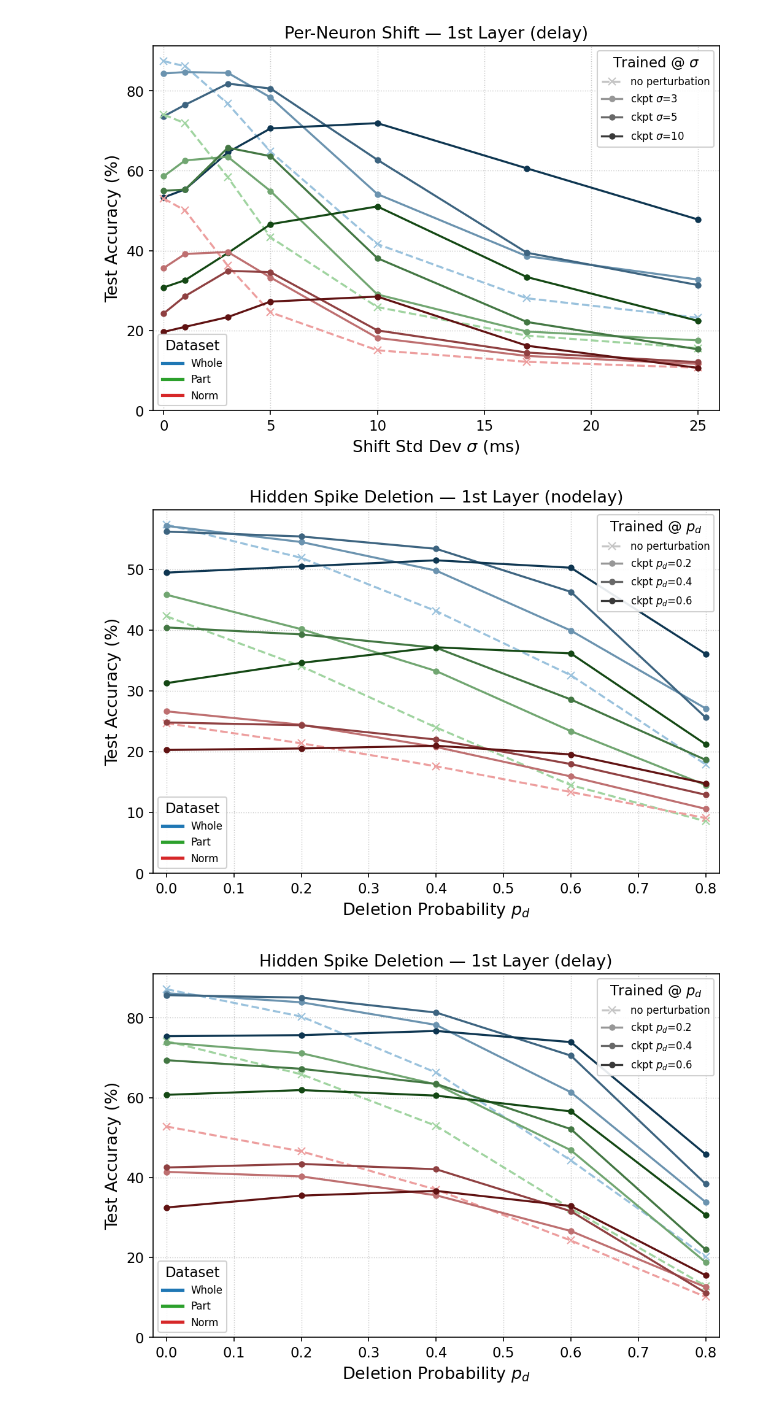
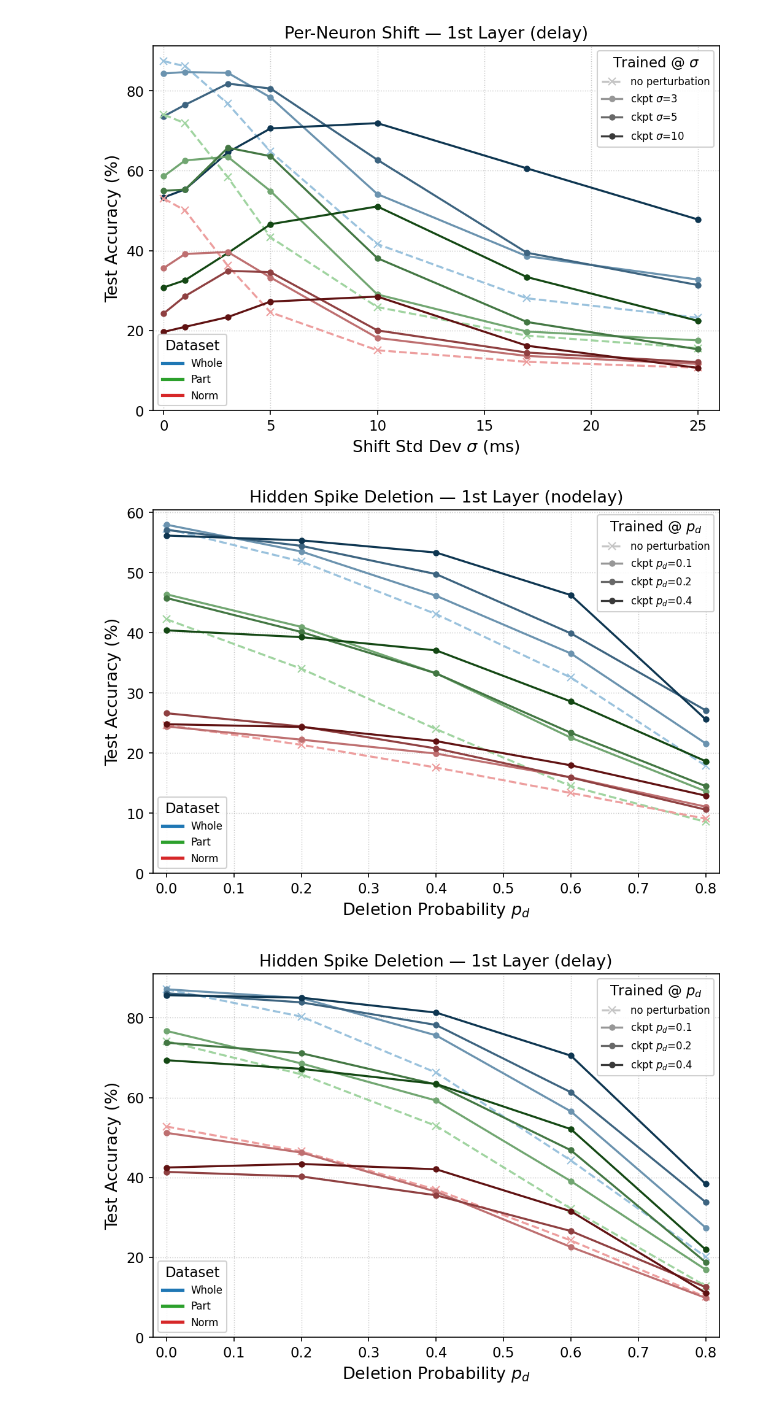
Before and after one commit to Laaaaack/beyond-beyond-rate, a Jupyter notebook: my_project/code/perturbation/1stLayer_eval_on_perturbedModel.ipynb, the cells around one changed output. Cells and saved outputs as stored; diff of their text form; code cells hidden in the pictures.

```diff
--- a/my_project/code/perturbation/1stLayer_eval_on_perturbedModel.ipynb
+++ b/my_project/code/perturbation/1stLayer_eval_on_perturbedModel.ipynb
@@ -242,35 +242,35 @@ for delay_tag in ("nodelay", "delay"):
 [figure]
 # %%
 # Deletion checkpoints to overlay (models trained at each of these p_d values).
-DELETION_CKPT_PDS = [0.2, 0.4, 0.6]
+DELETION_CKPT_PDS = [0.1, 0.2, 0.4]
 
 
 def _pd_token(p_d):
     """File token for a deletion probability, e.g. 0.2 -> 'pd02'."""
     return f"pd{int(round(p_d * 10)):02d}"
 
 
 for delay_tag in ("nodelay", "delay"):
     level_series = [
         (rf"$p_d$={p_d}", {
             ds: EVAL_LOG_DIR
             / f"deletion_1stLayer_{ds}_{delay_tag}_evalon_{_pd_token(p_d)}.json"
             for ds in EVAL_DATASETS
         })
         for p_d in DELETION_CKPT_PDS
     ]
     baseline_paths = {
         ds: Path("deletion/log")
         / f"deletion_{ds}_{delay_tag}_evalOnly_deletion_sweep_results.json"
         for ds in EVAL_DATASETS
     }
     plot_multilevel(
         level_series, baseline_paths, float,
         xlabel=r"Deletion Probability $p_d$",
         title=f"Hidden Spike Deletion — 1st Layer ({delay_tag})",
         xlim=(-0.02, 0.82),
         level_title=r"Trained @ $p_d$",
     )
 # %% [output]
-[figure, old version]
+[figure, new version]
-[figure, old version]
+[figure, new version]
```
Also changed, not shown: 39 other files.
